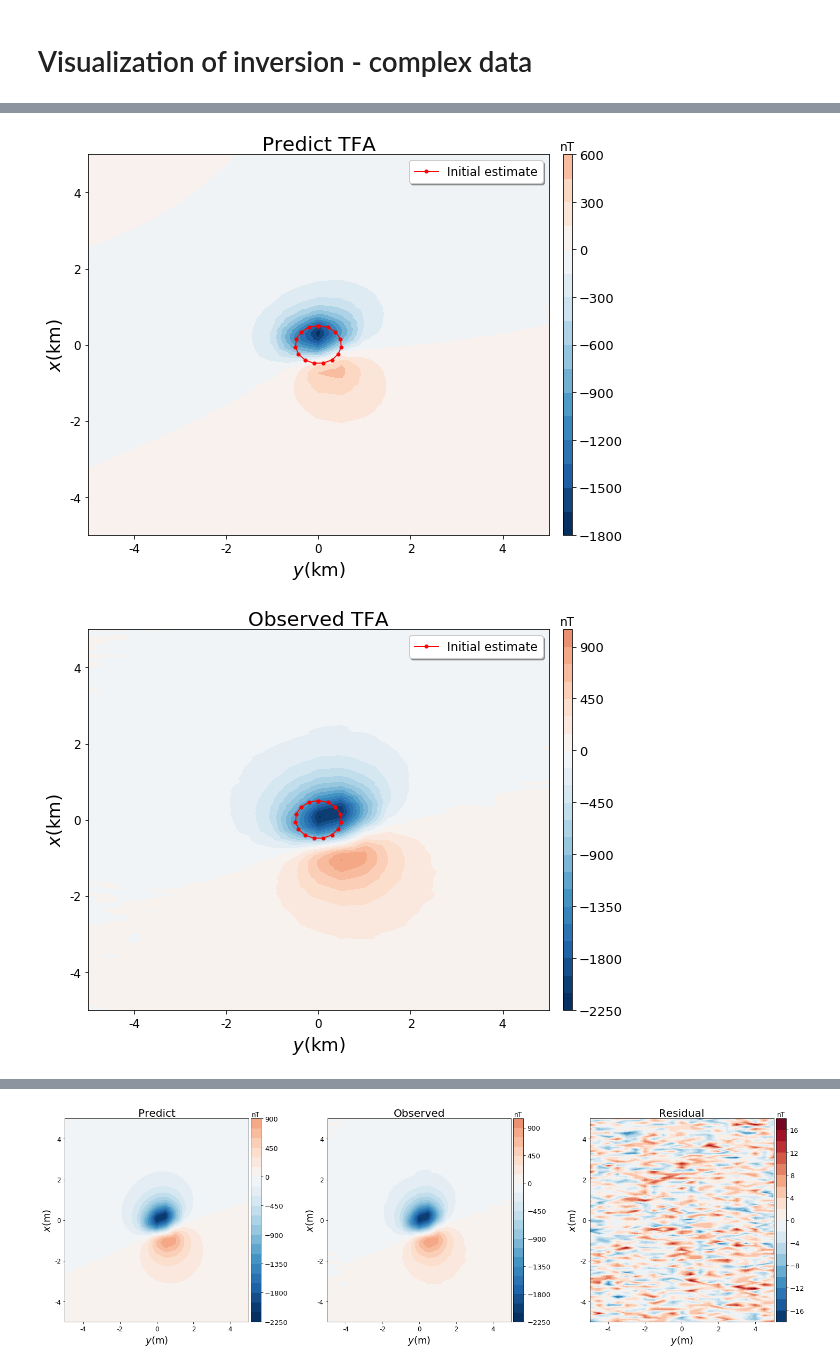
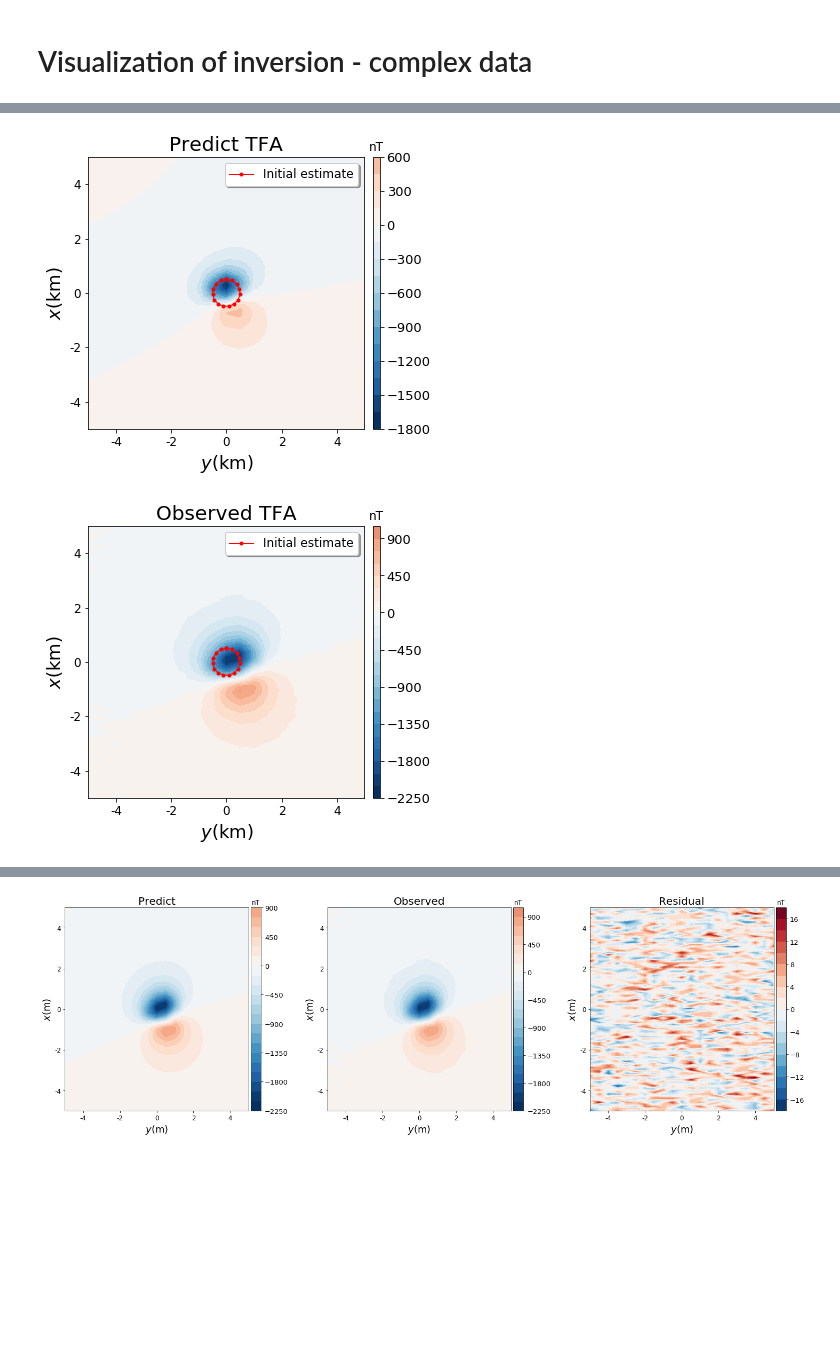
Before and after one commit to pinga-lab/magnetic-radial-inversion, a Jupyter notebook: code/complex/tfa_vizualiation.ipynb, the cells around one changed output, grey strips where cells are left out. Cells and saved outputs as stored; diff of their text form; code cells hidden in the pictures; blank space fills up the shorter version.

```diff
--- a/code/complex/tfa_vizualiation.ipynb
+++ b/code/complex/tfa_vizualiation.ipynb
@@ -55,29 +55,29 @@ plt.show()
 # %%
-plt.figure(figsize=(10,7))
+plt.figure(figsize=(6,5))
 plt.title('Predict TFA', fontsize=20)
 norm=mpb.colors.Normalize(vmin=np.min(inversion['initial_data']), vmax=np.min(inversion['initial_data'])*(-1))
 plt.tricontourf(inversion['y'], inversion['x'], inversion['initial_data'], 20, cmap='RdBu_r', norm=norm).ax.tick_params(labelsize=12)
 plt.xlabel('$y$(km)', fontsize=18)
 plt.ylabel('$x$(km)', fontsize=18)
 clb = plt.colorbar(pad=0.025, aspect=40, shrink=1)
 clb.ax.tick_params(labelsize=13)
 plt.xlim(np.min(inversion['x']), np.max(inversion['x']))
 plt.ylim(np.min(inversion['y']), np.max(inversion['y']))
 #source = mpl.polygon(model['prisms'][0], '.-k', xy2ne=True)
 estimate = mpl.polygon(inversion['initial_estimate'][0], '.-r', xy2ne=True)
 #source.set_label('Outcropping polygon')
 estimate.set_label('Initial estimate')
 clb.ax.set_title('nT')
 mpl.m2km()
 plt.legend(loc=0, fontsize=12, shadow=bool, framealpha=1)
-plt.savefig(mypath+'complex_tfa_pred_data_true_inital.png', dpi=300)
+plt.savefig(mypath+'complex_tfa_pred_data_true_inital.png', dpi=300, bbox_inches="tight")
 plt.show()
 
 #img(filename=mypath+'complex_tfa_pred_data_true_inital.png', width=1000, height=1200)
 # %% [output]
-[figure, old version]
+[figure, new version]
 # %%
-plt.figure(figsize=(10,7))
+plt.figure(figsize=(6,5))
 plt.title('Observed TFA', fontsize=20)
 norm=mpb.colors.Normalize(vmin=np.min(inversion['observed_data']), vmax=np.min(inversion['observed_data'])*(-1))
 plt.tricontourf(inversion['y'], inversion['x'], inversion['observed_data'], 20, cmap='RdBu_r', norm=norm).ax.tick_params(labelsize=12)
@@ -94,10 +94,10 @@ estimate.set_label('Initial estimate')
 clb.ax.set_title('nT')
 mpl.m2km()
 plt.legend(loc=0, fontsize=12, shadow=bool, framealpha=1)
-plt.savefig(mypath+'complex_tfa_obs_data_true_inital.png', dpi=300)
+plt.savefig(mypath+'complex_tfa_obs_data_true_inital.png', dpi=300, bbox_inches="tight")
 plt.show()
 
 #img(filename=mypath+'complex_tfa_obs_data_true_inital.png', width=1000, height=1200)
 # %% [output]
-[figure, old version]
+[figure, new version]
 # %%
```
Also changed, not shown: parts of 7 cells of this notebook, 21 other files.
